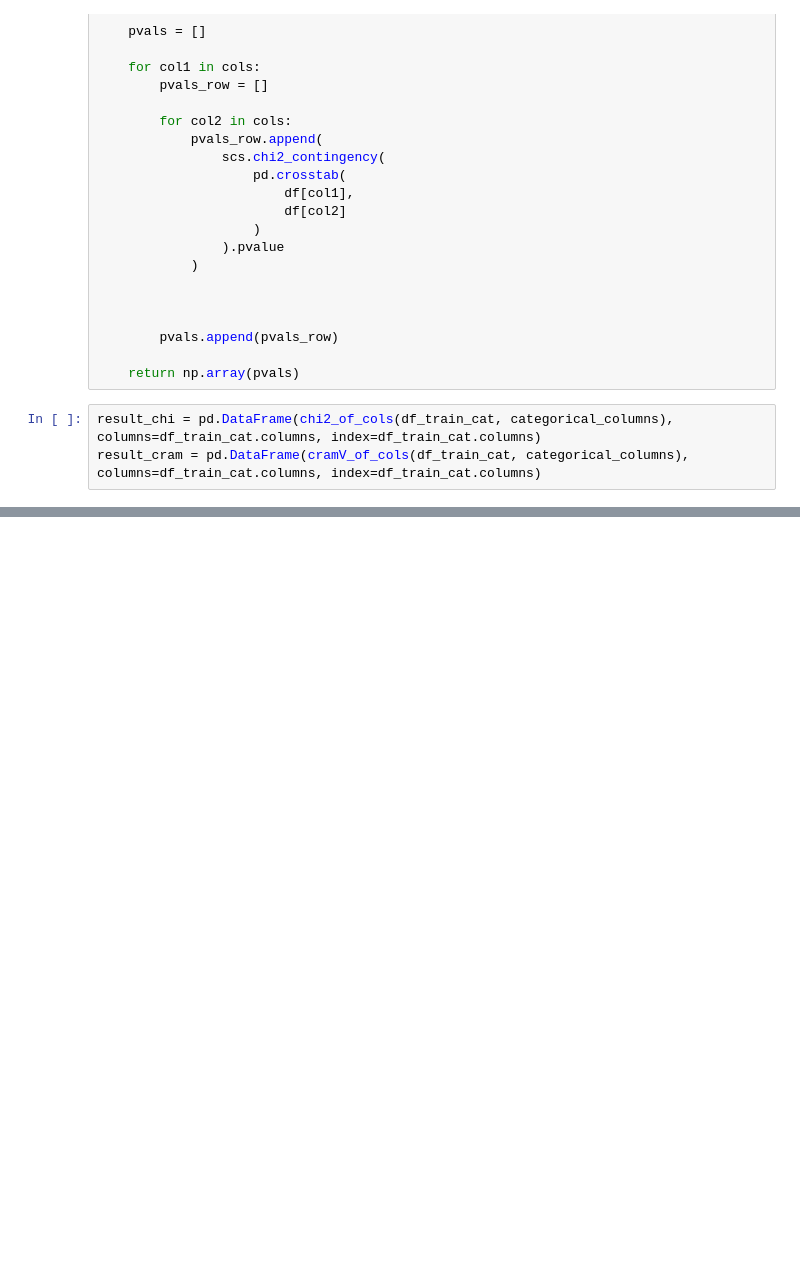
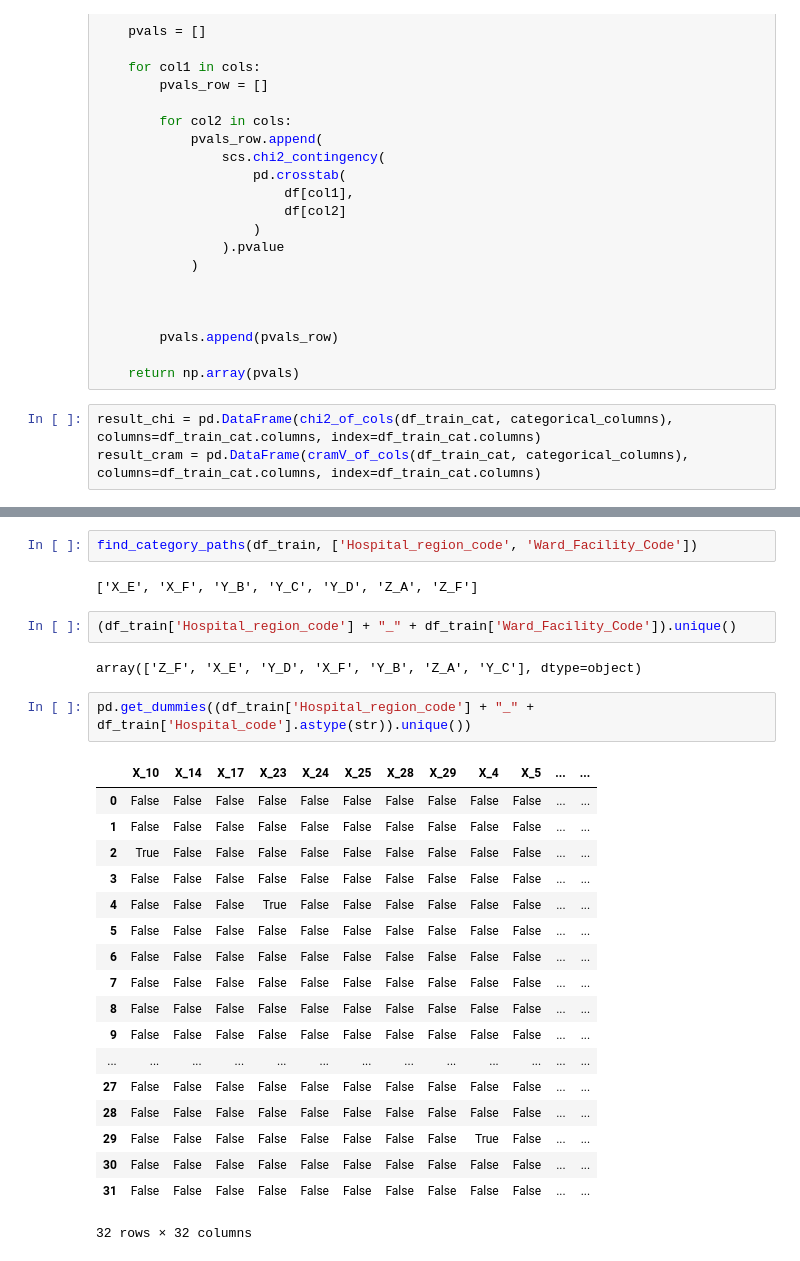
Before and after one commit to JTPiingtoh/healthcare_data_predict_stay, a Jupyter notebook: explore_better.ipynb, the cells around one changed output, grey strips where cells are left out. Cells and saved outputs as stored; diff of their text form; blank space fills up the shorter version.

```diff
--- a/explore_better.ipynb
+++ b/explore_better.ipynb
@@ -329,0 +312,29 @@ result
+# %%
+find_category_paths(df_train, ['Hospital_region_code', 'Ward_Facility_Code'])
+# %% [output]
+['X_E', 'X_F', 'Y_B', 'Y_C', 'Y_D', 'Z_A', 'Z_F']
+# %%
+(df_train['Hospital_region_code'] + "_" + df_train['Ward_Facility_Code']).unique()
+# %% [output]
+array(['Z_F', 'X_E', 'Y_D', 'X_F', 'Y_B', 'Z_A', 'Y_C'], dtype=object)
+# %%
+pd.get_dummies((df_train['Hospital_region_code'] + "_" + df_train['Hospital_code'].astype(str)).unique())
+# %% [output]
+|  | X_10 | X_14 | X_17 | X_23 | X_24 | X_25 | X_28 | X_29 | X_4 | X_5 | ... | ... |
+| 0 | False | False | False | False | False | False | False | False | False | False | ... | ... |
+| 1 | False | False | False | False | False | False | False | False | False | False | ... | ... |
+| 2 | True | False | False | False | False | False | False | False | False | False | ... | ... |
+| 3 | False | False | False | False | False | False | False | False | False | False | ... | ... |
+| 4 | False | False | False | True | False | False | False | False | False | False | ... | ... |
+| 5 | False | False | False | False | False | False | False | False | False | False | ... | ... |
+| 6 | False | False | False | False | False | False | False | False | False | False | ... | ... |
+| 7 | False | False | False | False | False | False | False | False | False | False | ... | ... |
+| 8 | False | False | False | False | False | False | False | False | False | False | ... | ... |
+| 9 | False | False | False | False | False | False | False | False | False | False | ... | ... |
+| ... | ... | ... | ... | ... | ... | ... | ... | ... | ... | ... | ... | ... |
+| 27 | False | False | False | False | False | False | False | False | False | False | ... | ... |
+| 28 | False | False | False | False | False | False | False | False | False | False | ... | ... |
+| 29 | False | False | False | False | False | False | False | False | True | False | ... | ... |
+| 30 | False | False | False | False | False | False | False | False | False | False | ... | ... |
+| 31 | False | False | False | False | False | False | False | False | False | False | ... | ... |
+32 rows × 32 columns
```
Also changed, not shown: parts of 14 cells of this notebook.
